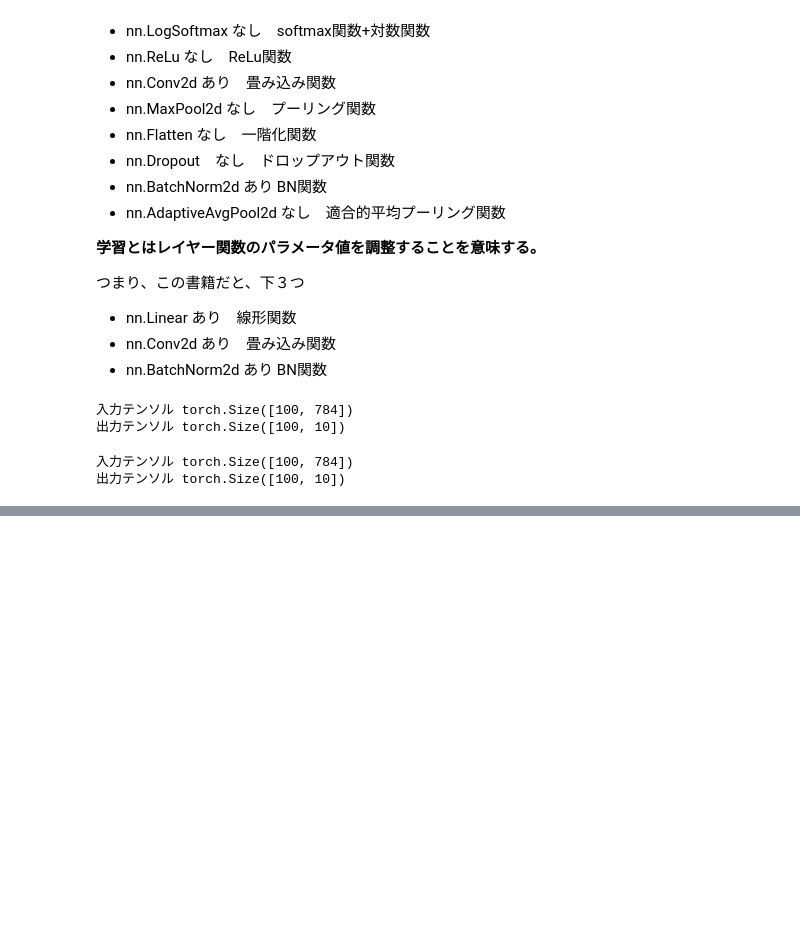
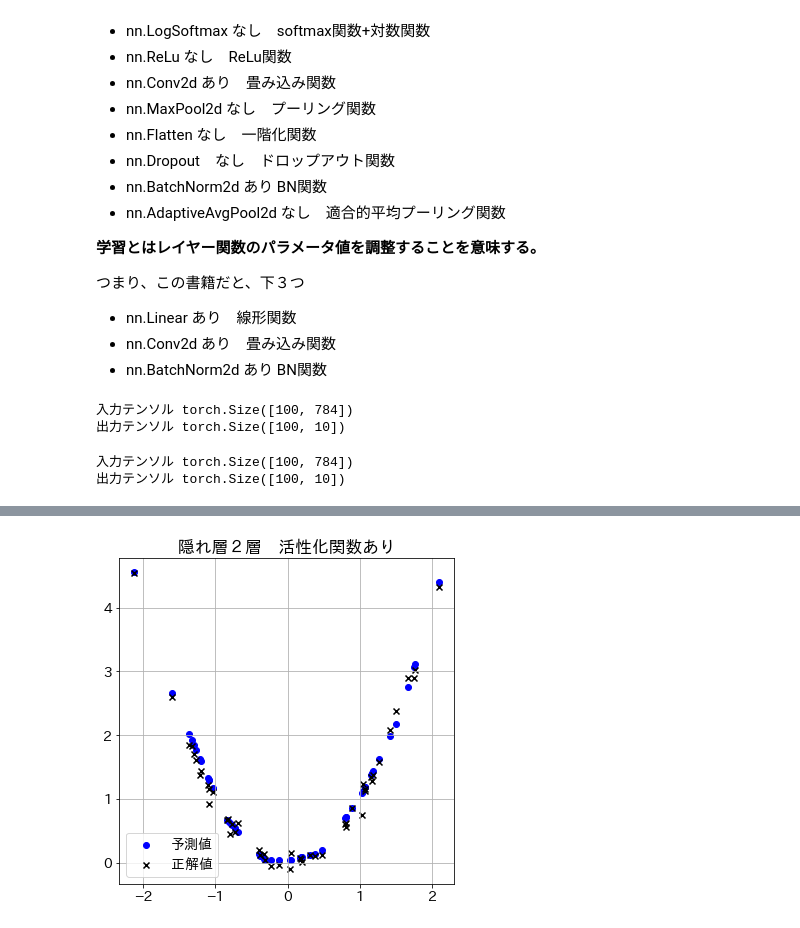
Before and after one commit to newstage75/ML_study, a Jupyter notebook: 最短Pytorch/４章予測関数の定義.ipynb, the cells around one changed output, grey strips where cells are left out. Cells and saved outputs as stored; diff of their text form; code cells hidden in the pictures; blank space fills up the shorter version.

```diff
--- a/最短Pytorch/４章予測関数の定義.ipynb
+++ b/最短Pytorch/４章予測関数の定義.ipynb
@@ -106,0 +129,7 @@ print('出力テンソル', outputs２.shape)
+# %%
+#入力変数xと正解値ytのTensor化
+inputs = torch.tensor(x_train).float()
+labels = torch.tensor(y_train).float()
+
+inputs_test = torch.tensor(x_test).float()
+labels_test = torch.tensor(y_test).float()
@@ -106,0 +246,18 @@ print('出力テンソル', outputs２.shape)
+# %%
+# 学習率
+lr = 0.01
+
+# インスタンス生成　(パラメータ値初期化)
+net3 = Net3()
+
+# 最適化アルゴリズム: 勾配降下法
+optimizer = optim.SGD(net3.parameters(), lr=lr)
+
+# 損失関数： 最小二乗誤差
+criterion = nn.MSELoss()
+
+# 繰り返し回数
+num_epochs = 10000
+
+# 評価結果記録用 (損失関数値のみ記録)
+history = np.zeros((0,2))
@@ -106,0 +306,11 @@ print('出力テンソル', outputs２.shape)
+# %%
+# 結果の可視化
+labels_pred3 = net3(inputs_test)
+
+plt.title('隠れ層２層　活性化関数あり')
+plt.scatter(inputs_test[:,0].data, labels_pred3[:,0].data, c='b', label='予測値')
+plt.scatter(inputs_test[:,0].data, labels_test[:,0].data, c='k', marker='x',label='正解値')
+plt.legend()
+plt.show()
+# %% [output]
+[figure, added]
```
Also changed, not shown: parts of 12 cells of this notebook.
